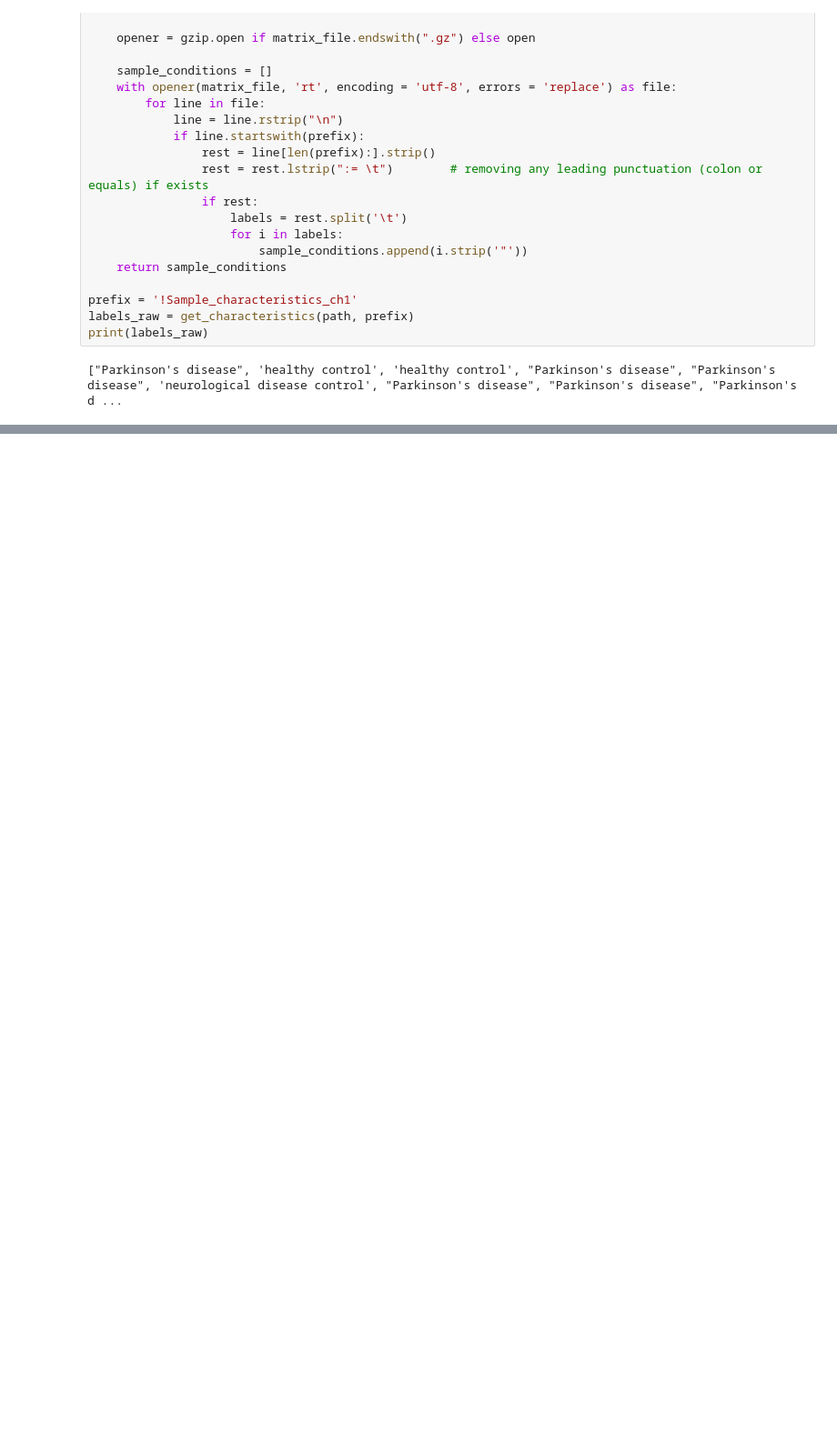
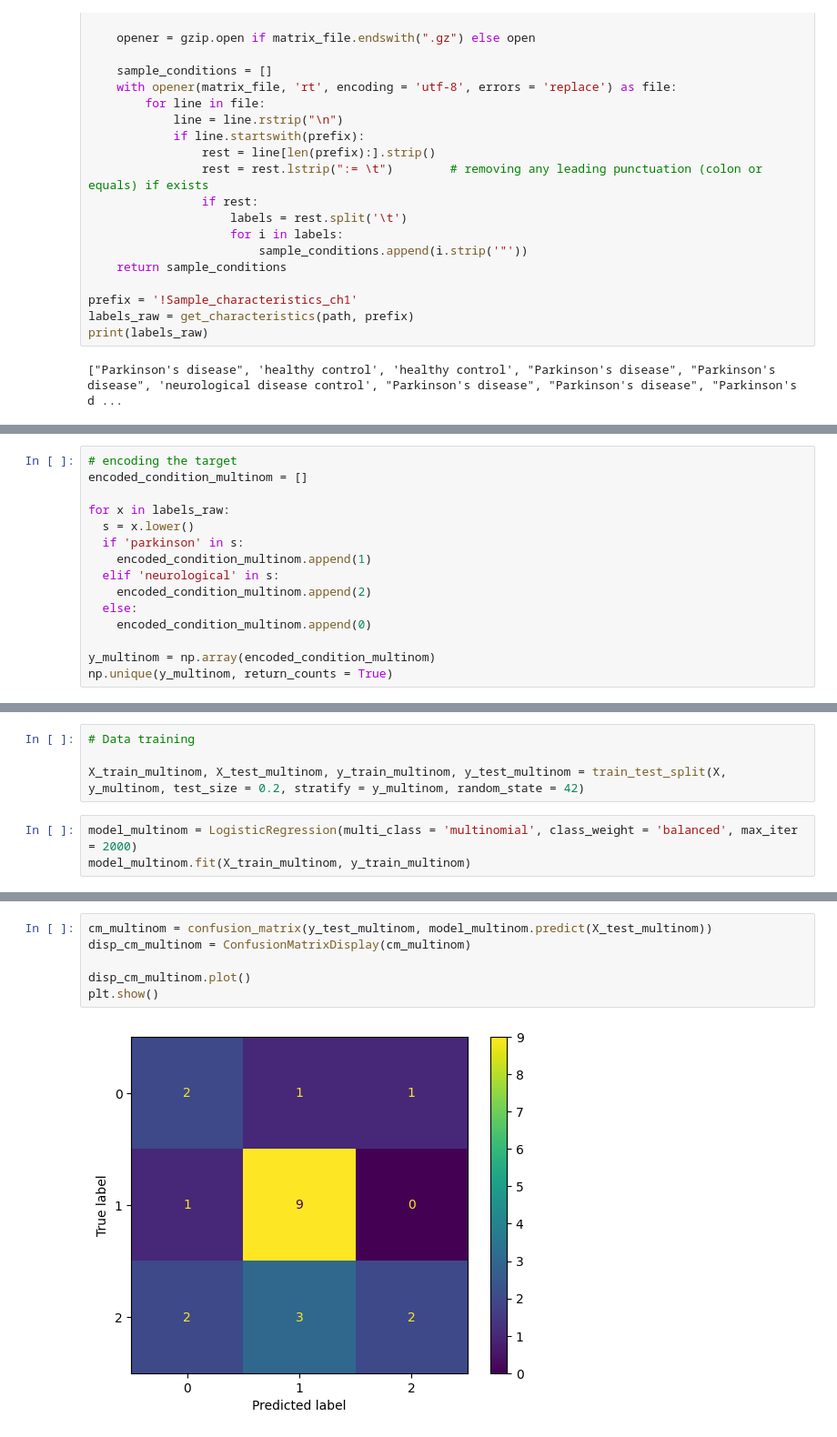
Before and after one commit to RheaJana/pd_disease_prediction, a Jupyter notebook: PD_GEO_training.ipynb, the cells around one changed output, grey strips where cells are left out. Shown at 91% size. Drawn from its saved outputs; the diff is of its cells as text; blank space fills up the shorter version.

```diff
--- a/PD_GEO_training.ipynb
+++ b/PD_GEO_training.ipynb
@@ -137,0 +178,15 @@ Logistic Regression model accuracy: 71.43%
+# %%
+# encoding the target
+encoded_condition_multinom = []
+
+for x in labels_raw:
+  s = x.lower()
+  if 'parkinson' in s:
+    encoded_condition_multinom.append(1)
+  elif 'neurological' in s:
+    encoded_condition_multinom.append(2)
+  else:
+    encoded_condition_multinom.append(0)
+
+y_multinom = np.array(encoded_condition_multinom)
+np.unique(y_multinom, return_counts = True)
@@ -137,0 +195,7 @@ Logistic Regression model accuracy: 71.43%
+# %%
+# Data training
+
+X_train_multinom, X_test_multinom, y_train_multinom, y_test_multinom = train_test_split(X, y_multinom, test_size = 0.2, stratify = y_multinom, random_state = 42)
+# %%
+model_multinom = LogisticRegression(multi_class = 'multinomial', class_weight = 'balanced', max_iter = 2000)
+model_multinom.fit(X_train_multinom, y_train_multinom)
@@ -137,0 +230,8 @@ Logistic Regression model accuracy: 71.43%
+# %%
+cm_multinom = confusion_matrix(y_test_multinom, model_multinom.predict(X_test_multinom))
+disp_cm_multinom = ConfusionMatrixDisplay(cm_multinom)
+
+disp_cm_multinom.plot()
+plt.show()
+# %% [output]
+[figure, added]
```
Also changed, not shown: parts of 45 cells of this notebook.
